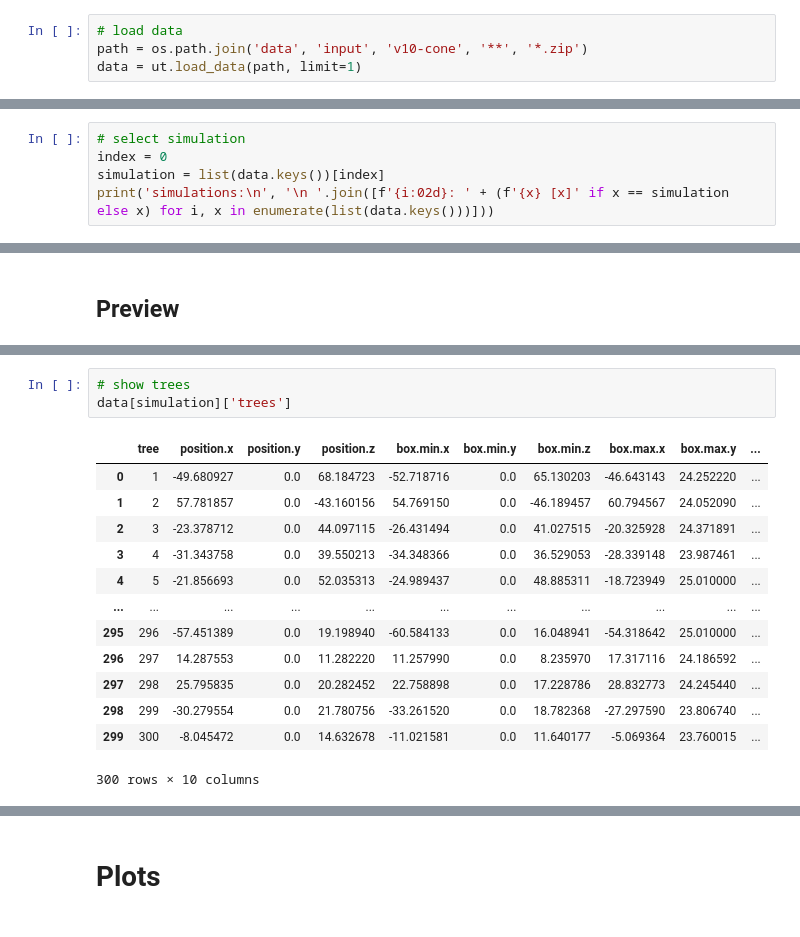
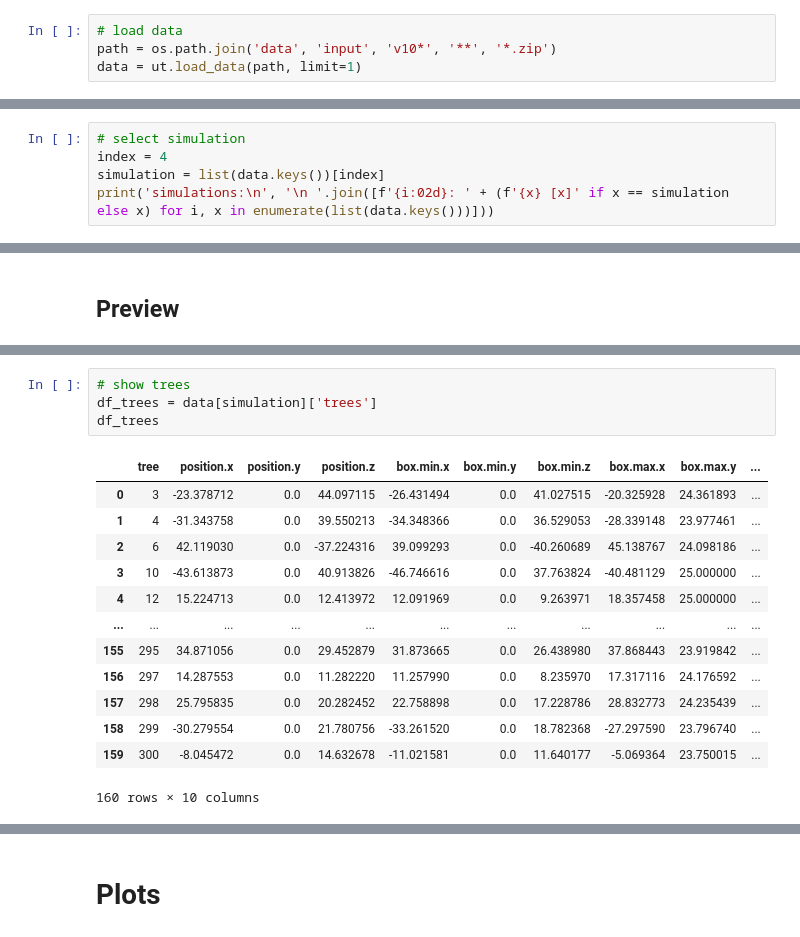
Before and after one commit to tensorware/aos-evaluation, a Jupyter notebook: process.ipynb, the cells around one changed output, grey strips where cells are left out. Drawn from its saved outputs; the diff is of its cells as text.

```diff
--- a/process.ipynb
+++ b/process.ipynb
@@ -32,6 +32,6 @@ pd.set_option('display.max_colwidth', None)
 ## Load
 # %%
 # load data
-path = os.path.join('data', 'input', 'v10-cone', '**', '*.zip')
+path = os.path.join('data', 'input', 'v10*', '**', '*.zip')
 data = ut.load_data(path, limit=1)
 # %% [output]
@@ -39,6 +46,6 @@ extract /tmp/tmph8so51_v/AOS-Simulation-2021-09-11-13-14-36
 # %%
 # select simulation
-index = 0
+index = 4
 simulation = list(data.keys())[index]
 print('simulations:\n', '\n '.join([f'{i:02d}: ' + (f'{x} [x]' if x == simulation else x) for i, x in enumerate(list(data.keys()))]))
 # %% [output]
@@ -67,19 +81,20 @@ df.filter(regex=r'^(?:(?!data).)*$')
 # %%
 # show trees
-data[simulation]['trees']
+df_trees = data[simulation]['trees']
+df_trees
 # %% [output]
 |  | tree | position.x | position.y | position.z | box.min.x | box.min.y | box.min.z | box.max.x | box.max.y | ... |
-| 0 | 1 | -49.680927 | 0.0 | 68.184723 | -52.718716 | 0.0 | 65.130203 | -46.643143 | 24.252220 | ... |
-| 1 | 2 | 57.781857 | 0.0 | -43.160156 | 54.769150 | 0.0 | -46.189457 | 60.794567 | 24.052090 | ... |
-| 2 | 3 | -23.378712 | 0.0 | 44.097115 | -26.431494 | 0.0 | 41.027515 | -20.325928 | 24.371891 | ... |
-| 3 | 4 | -31.343758 | 0.0 | 39.550213 | -34.348366 | 0.0 | 36.529053 | -28.339148 | 23.987461 | ... |
-| 4 | 5 | -21.856693 | 0.0 | 52.035313 | -24.989437 | 0.0 | 48.885311 | -18.723949 | 25.010000 | ... |
+| 0 | 3 | -23.378712 | 0.0 | 44.097115 | -26.431494 | 0.0 | 41.027515 | -20.325928 | 24.361893 | ... |
+| 1 | 4 | -31.343758 | 0.0 | 39.550213 | -34.348366 | 0.0 | 36.529053 | -28.339148 | 23.977461 | ... |
+| 2 | 6 | 42.119030 | 0.0 | -37.224316 | 39.099293 | 0.0 | -40.260689 | 45.138767 | 24.098186 | ... |
+| 3 | 10 | -43.613873 | 0.0 | 40.913826 | -46.746616 | 0.0 | 37.763824 | -40.481129 | 25.000000 | ... |
+| 4 | 12 | 15.224713 | 0.0 | 12.413972 | 12.091969 | 0.0 | 9.263971 | 18.357458 | 25.000000 | ... |
 | ... | ... | ... | ... | ... | ... | ... | ... | ... | ... | ... |
-| 295 | 296 | -57.451389 | 0.0 | 19.198940 | -60.584133 | 0.0 | 16.048941 | -54.318642 | 25.010000 | ... |
-| 296 | 297 | 14.287553 | 0.0 | 11.282220 | 11.257990 | 0.0 | 8.235970 | 17.317116 | 24.186592 | ... |
-| 297 | 298 | 25.795835 | 0.0 | 20.282452 | 22.758898 | 0.0 | 17.228786 | 28.832773 | 24.245440 | ... |
-| 298 | 299 | -30.279554 | 0.0 | 21.780756 | -33.261520 | 0.0 | 18.782368 | -27.297590 | 23.806740 | ... |
-| 299 | 300 | -8.045472 | 0.0 | 14.632678 | -11.021581 | 0.0 | 11.640177 | -5.069364 | 23.760015 | ... |
+| 155 | 295 | 34.871056 | 0.0 | 29.452879 | 31.873665 | 0.0 | 26.438980 | 37.868443 | 23.919842 | ... |
+| 156 | 297 | 14.287553 | 0.0 | 11.282220 | 11.257990 | 0.0 | 8.235970 | 17.317116 | 24.176592 | ... |
+| 157 | 298 | 25.795835 | 0.0 | 20.282452 | 22.758898 | 0.0 | 17.228786 | 28.832773 | 24.235439 | ... |
+| 158 | 299 | -30.279554 | 0.0 | 21.780756 | -33.261520 | 0.0 | 18.782368 | -27.297590 | 23.796740 | ... |
+| 159 | 300 | -8.045472 | 0.0 | 14.632678 | -11.021581 | 0.0 | 11.640177 | -5.069364 | 23.750015 | ... |
-300 rows × 10 columns
+160 rows × 10 columns
 # %%
 # show persons
```
Also changed, not shown: parts of 14 cells of this notebook, 3 other files.
